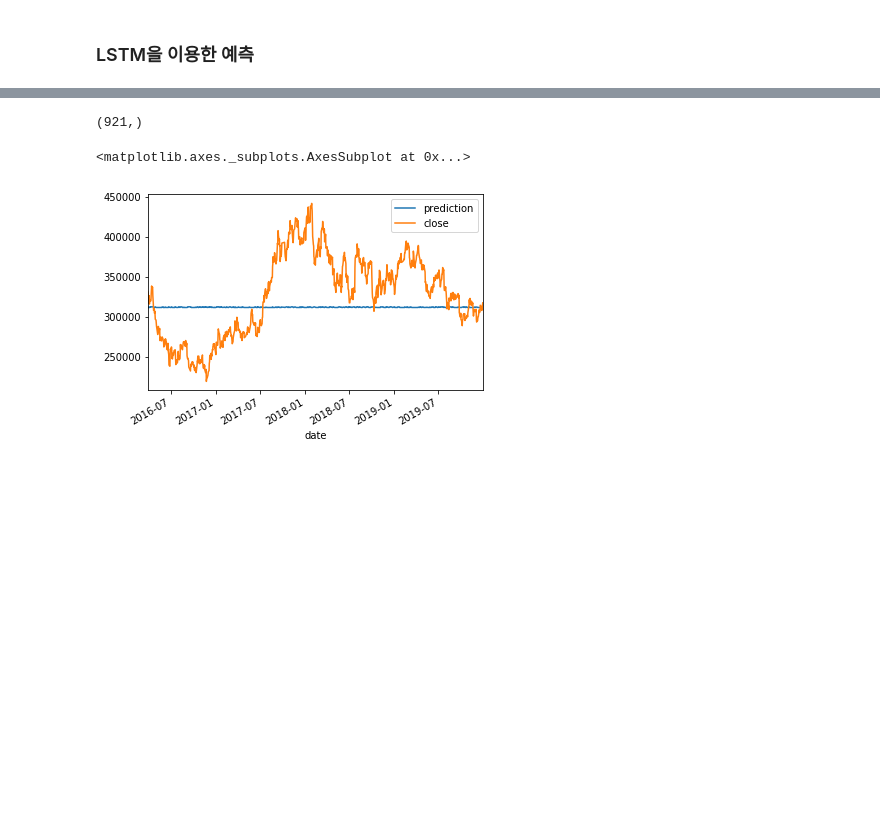
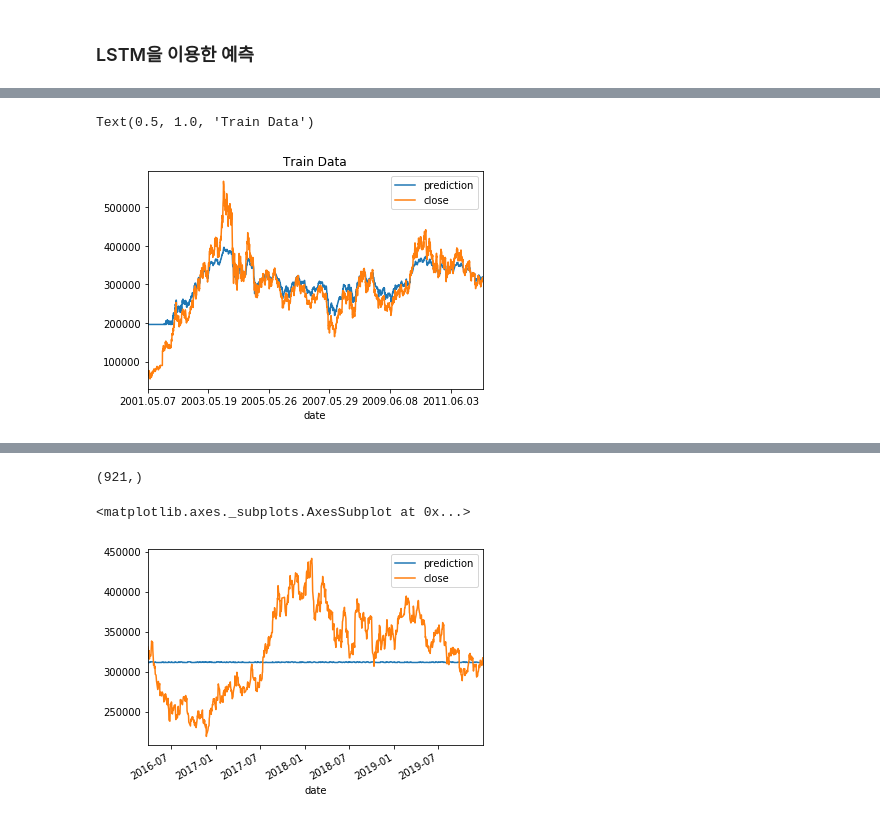
Before and after one commit to limaries30/fun_stock, a Jupyter notebook: prediction.ipynb, the cells around one changed output, grey strips where cells are left out. Saved outputs shown, nothing was run; the diff lists cells and outputs as text; code cells hidden in the pictures; blank space fills up the shorter version.

```diff
--- a/prediction.ipynb
+++ b/prediction.ipynb
@@ -131,8 +175,8 @@ class stock_net(nn.Module):
 
         return x
 # %%
-emb_dim=x_train.shape[2] # feature size
+emb_dim=5# feature size
 # %%
-haha_net=stock_net(emb_dim,5)
+haha_net=stock_net(emb_dim,16)
 criterion = nn.MSELoss()
-optimizer = optim.SGD(haha_net.parameters(), lr=0.01)
+optimizer = optim.SGD(haha_net.parameters(), lr=0.0001)
@@ -152,17 +201,36 @@ optimizer = optim.SGD(haha_net.parameters(), lr=0.01)
 #             print('epoch/step',y,i,':',loss.item())
 
 Loss=[]
-epochs=3
+epochs=50
 for i in range(epochs):
     for idx,data in enumerate(train_loader):
+
         optimizer.zero_grad()
-        train=data[0]
+
+        train=data[0].permute(1,0,2)
+
         y=data[1]
+
         output=haha_net(train.float())
+
         loss = criterion(output,y.float())
         loss.backward()
         optimizer.step()
-        if idx%100==0:
+        if (idx+1)%100==0:
             Loss.append(loss.item())
             print('epoch/step',i+1,idx,':',loss.item())
+
+
+
+
+    '''val loss 하나씩 읽어야되나????'''
+    val_loss=[]
+    for idx,data in enumerate(val_laoder):
+        val=data[0].permute(1,0,2)
+        y=data[1]
+        output=haha_net(train.float())
+        loss=criterion(output,y.float())
+        val_loss.append(loss.item())
+
+    print("Epoch: %d val_loss: %.3f " %(i+1,sum(val_loss)/len(val_loss)))
 # %% [output]
@@ -185,0 +254,16 @@ epoch/step 3 600 : 0.9199435114860535
+# %%
+Prediction=[]
+for idx,data in enumerate(test_loadr):
+    train=data[0].permute(1,0,2)
+    y=data[1]
+    output=haha_net(train.float())
+    Prediction.append(output.item())
+# %%
+prediction=close_scaler.inverse_transform(Prediction)
+y_train=close_scaler.inverse_transform(y_train)
+to_plot=plot_time(prediction,y_train[7:],dates[7:7+prediction.shape[0]])
+to_plot.plot_()
+plt.title('Train Data')
+# %% [output]
+Text(0.5, 1.0, 'Train Data')
+[figure, added]
```
Also changed, not shown: parts of 17 cells of this notebook.
